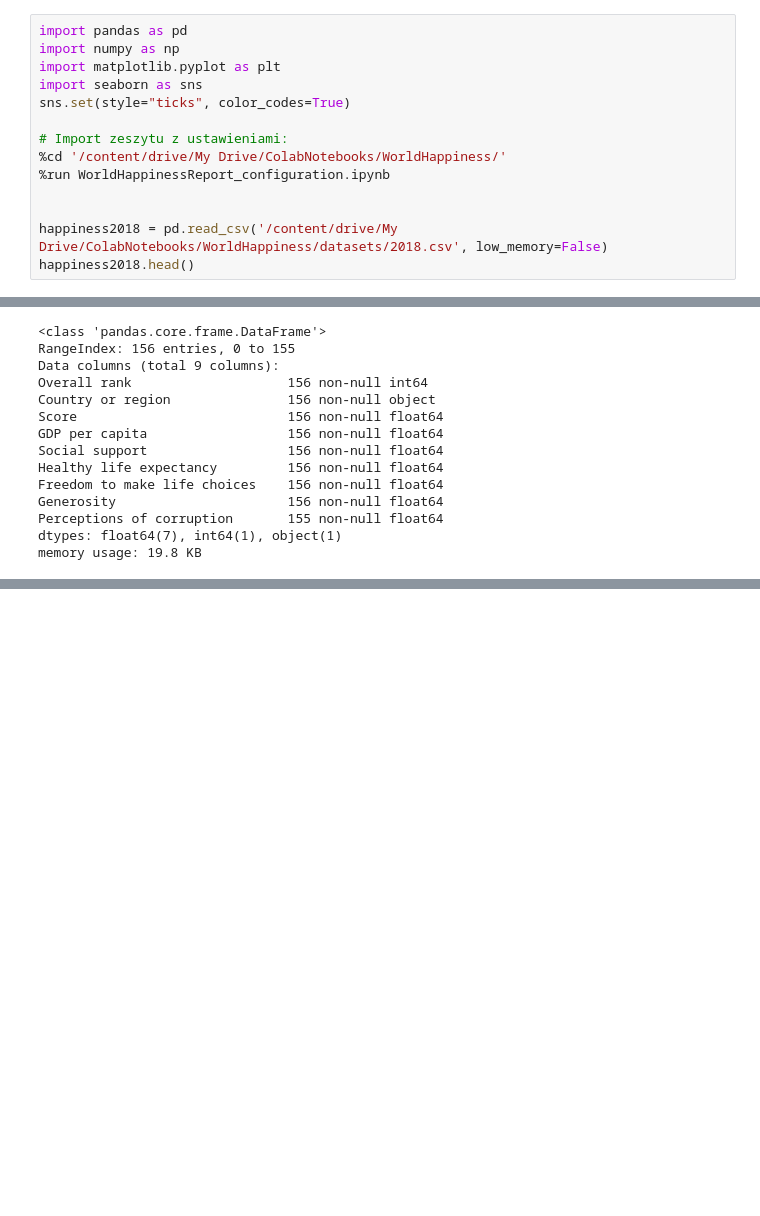
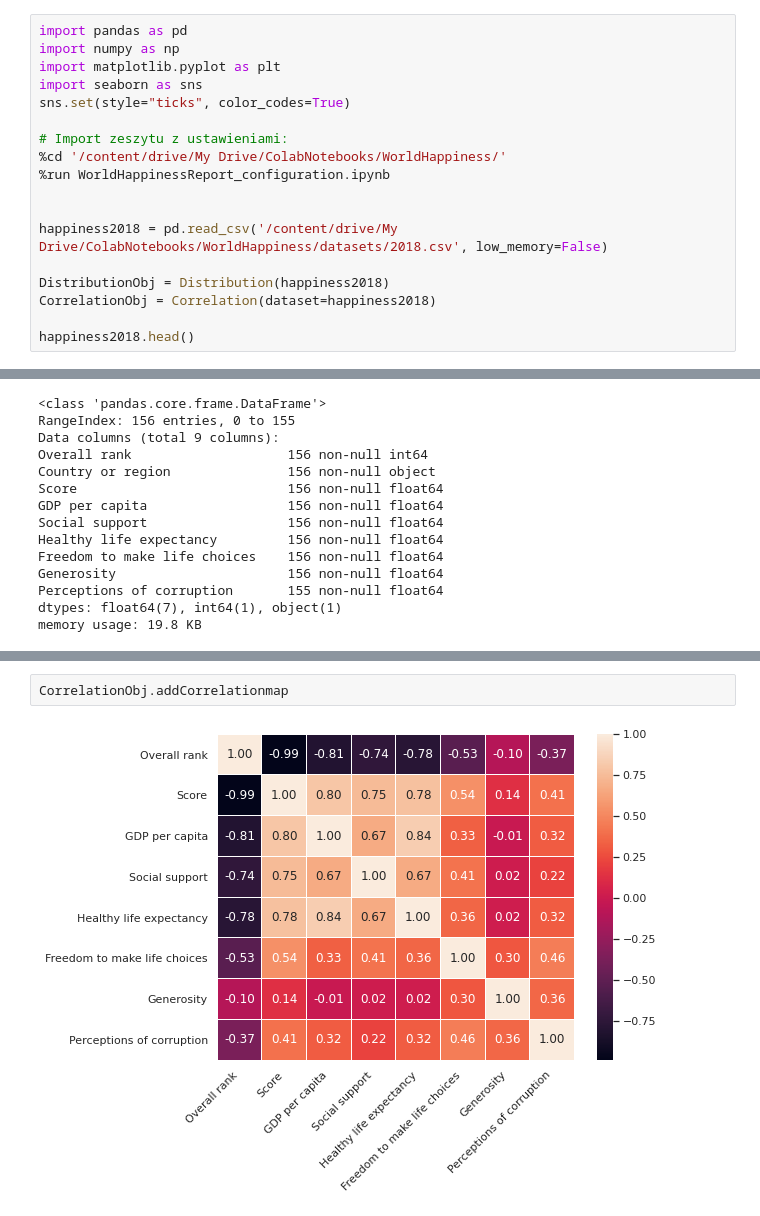
Before and after one commit to ArminD93/WorldHappinessReport, a Jupyter notebook: WorldHappinessReport_2018.ipynb, the cells around one changed output, grey strips where cells are left out. Drawn from its saved outputs; the diff is of its cells as text; blank space fills up the shorter version.

```diff
--- a/WorldHappinessReport_2018.ipynb
+++ b/WorldHappinessReport_2018.ipynb
@@ -13,6 +13,10 @@ sns.set(style="ticks", color_codes=True)
 
 
 happiness2018 = pd.read_csv('/content/drive/My Drive/ColabNotebooks/WorldHappiness/datasets/2018.csv', low_memory=False)
+
+DistributionObj = Distribution(happiness2018)
+CorrelationObj = Correlation(dataset=happiness2018)
+
 happiness2018.head()
 # %% [output]
 /content/drive/My Drive/ColabNotebooks/WorldHappiness
@@ -51,3 +55,7 @@ happiness2018.describe()
 | 50% | 78.500000 | 5.378000 | 0.949500 | 1.255000 | 0.644000 | 0.487000 | ... |
 | 75% | 117.250000 | 6.168500 | 1.197750 | 1.463000 | 0.777250 | 0.578500 | ... |
 | max | 156.000000 | 7.632000 | 2.096000 | 1.644000 | 1.030000 | 0.724000 | ... |
+# %%
+CorrelationObj.addCorrelationmap
+# %% [output]
+[figure, added]
```
Also changed, not shown: parts of 2 cells of this notebook.
